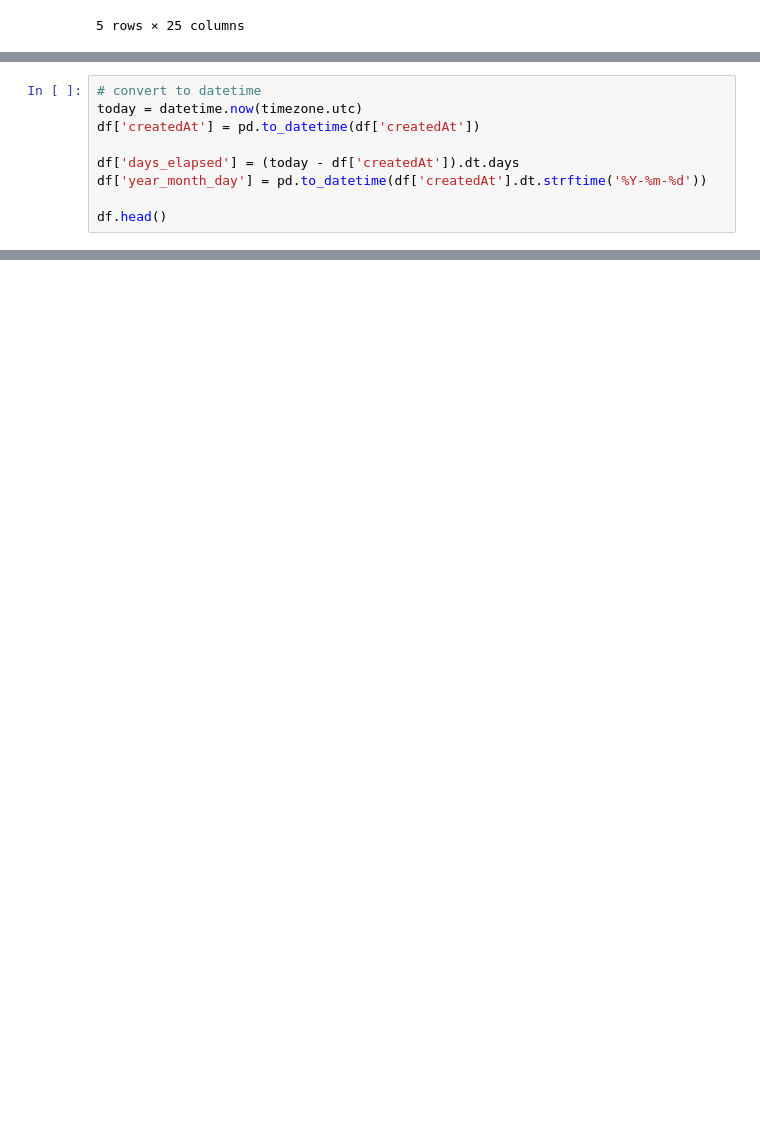
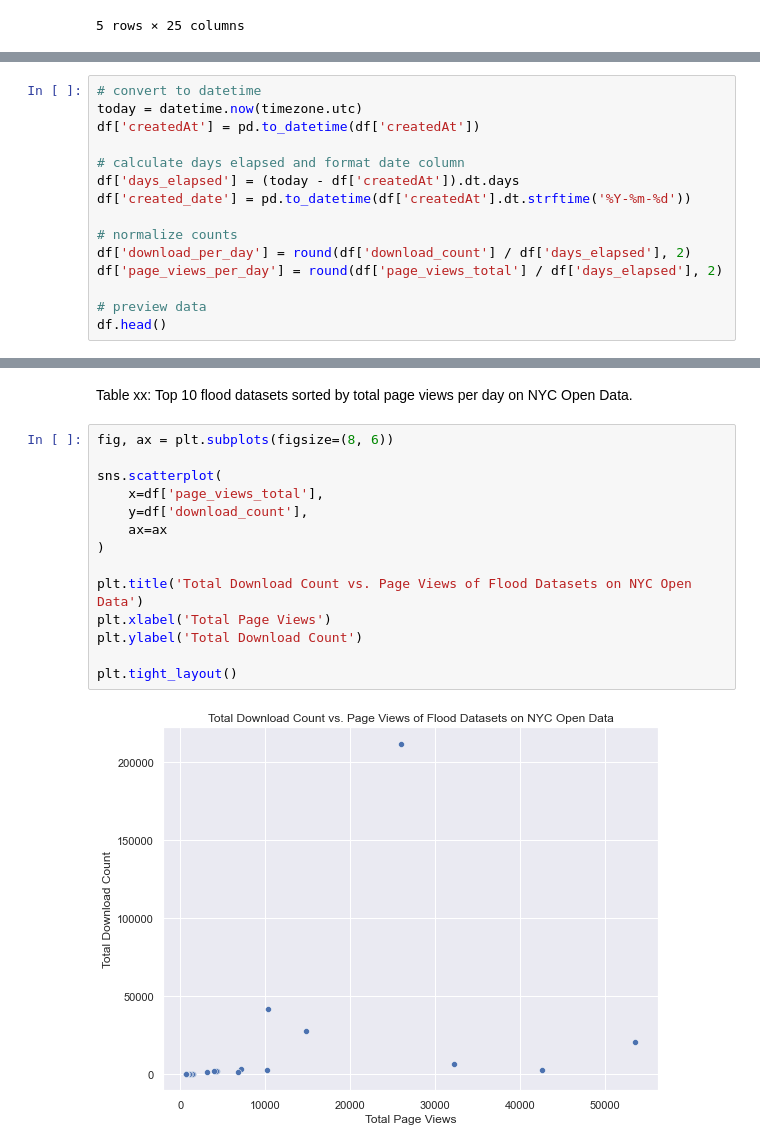
Before and after one commit to mebauer/nyc-flood-data, a Jupyter notebook: analysis.ipynb, the cells around one changed output, grey strips where cells are left out. Saved outputs shown, nothing was run; the diff lists cells and outputs as text; blank space fills up the shorter version.

Commit message:
adding tables to README

```diff
--- a/analysis.ipynb
+++ b/analysis.ipynb
@@ -141,9 +77,0 @@ memory usage: 776.0+ KB
-# %%
-# convert to datetime
-today = datetime.now(timezone.utc)
-df['createdAt'] = pd.to_datetime(df['createdAt'])
-
-df['days_elapsed'] = (today - df['createdAt']).dt.days
-df['year_month_day'] = pd.to_datetime(df['createdAt'].dt.strftime('%Y-%m-%d'))
-
-df.head()
@@ -337,0 +157,15 @@ plt.tight_layout()
+# %%
+# convert to datetime
+today = datetime.now(timezone.utc)
+df['createdAt'] = pd.to_datetime(df['createdAt'])
+
+# calculate days elapsed and format date column
+df['days_elapsed'] = (today - df['createdAt']).dt.days
+df['created_date'] = pd.to_datetime(df['createdAt'].dt.strftime('%Y-%m-%d'))
+
+# normalize counts
+df['download_per_day'] = round(df['download_count'] / df['days_elapsed'], 2)
+df['page_views_per_day'] = round(df['page_views_total'] / df['days_elapsed'], 2)
+
+# preview data
+df.head()
@@ -337,0 +329,18 @@ plt.tight_layout()
+# %% [markdown]
+Table xx: Top 10 flood datasets sorted by total page views per day on NYC Open Data.
+# %%
+fig, ax = plt.subplots(figsize=(8, 6))
+
+sns.scatterplot(
+    x=df['page_views_total'],
+    y=df['download_count'],
+    ax=ax
+)
+
+plt.title('Total Download Count vs. Page Views of Flood Datasets on NYC Open Data')
+plt.xlabel('Total Page Views')
+plt.ylabel('Total Download Count')
+
+plt.tight_layout()
+# %% [output]
+[figure, added]
```
Also changed, not shown: parts of 39 cells of this notebook, 5 other files.
